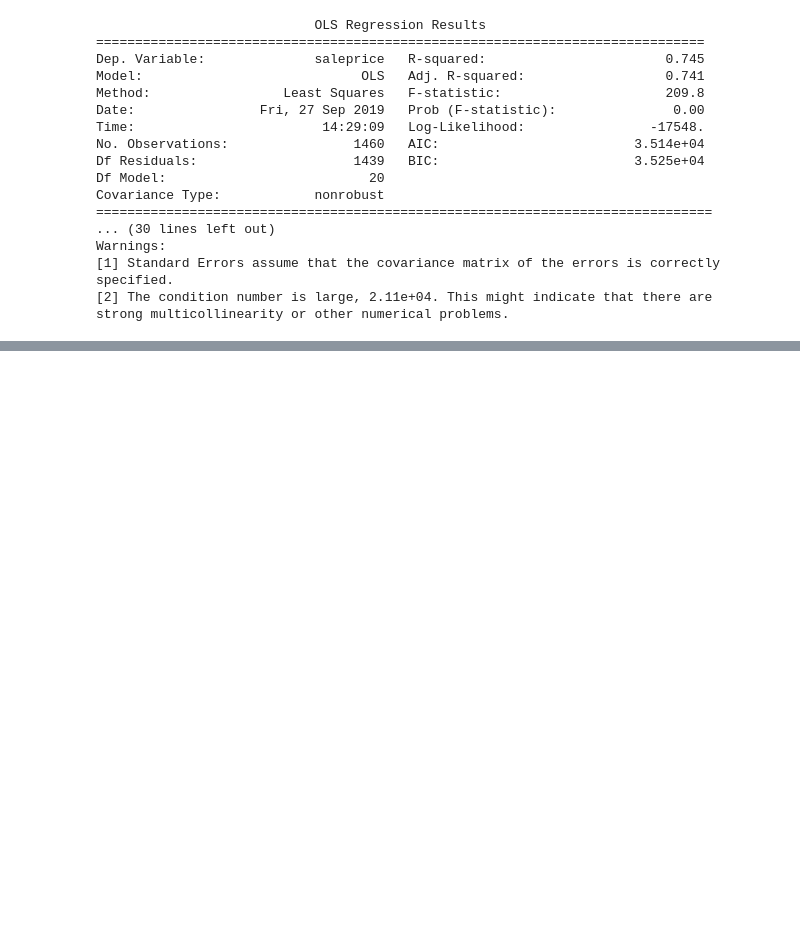
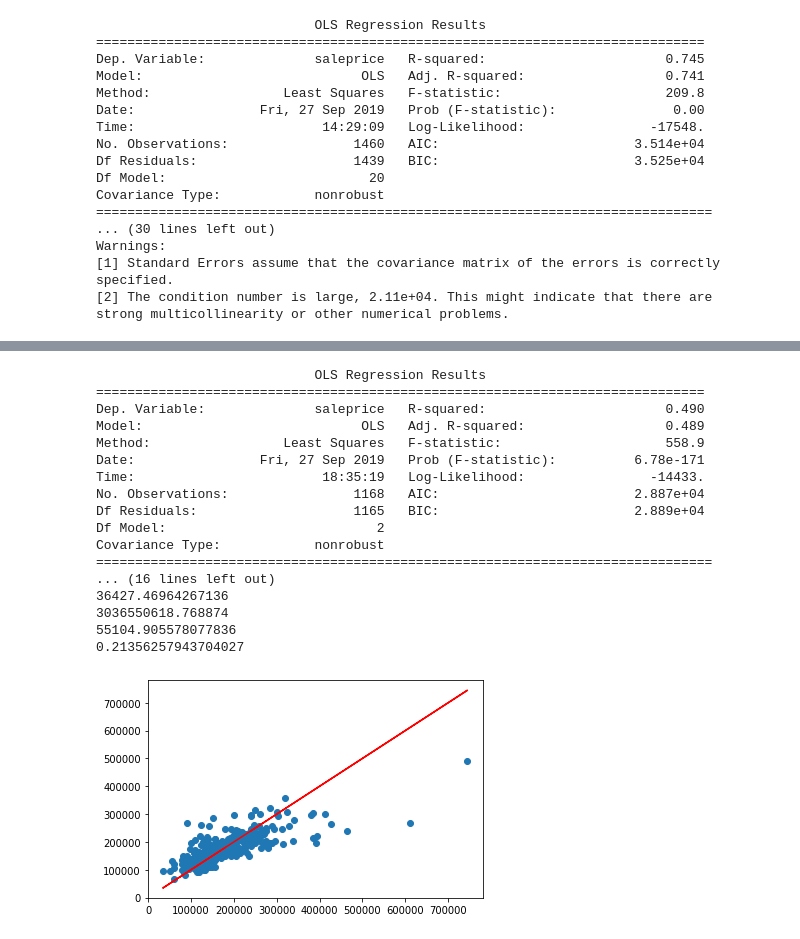
Before and after one commit to sw299/Thinkful_projects, a Jupyter notebook: simple_linear_regression_with_ols_house_price.ipynb, the cells around one changed output, grey strips where cells are left out. Cells and saved outputs as stored; diff of their text form; code cells hidden in the pictures; blank space fills up the shorter version.

```diff
--- a/simple_linear_regression_with_ols_house_price.ipynb
+++ b/simple_linear_regression_with_ols_house_price.ipynb
@@ -322,0 +379,39 @@ strong multicollinearity or other numerical problems.
+# %%
+target2 = df_final['saleprice']
+features2 = df_final[['overallcond', 'grlivarea']]
+
+X_train, X_test, y_train, y_test = train_test_split(features2, target2, test_size = 0.2, random_state = 465)
+
+X_train = sm.add_constant(X_train)
+results = sm.OLS(y_train, X_train).fit()
+print(results.summary())
+
+X_test = sm.add_constant(X_test)
+predictions = results.predict(X_test)
+
+plt.scatter(y_test, predictions)
+plt.plot(y_test, y_test, c='r')
+
+print(mean_absolute_error(y_test, predictions))
+print(mse(y_test, predictions))
+print(rmse(y_test, predictions))
+print(np.mean(np.abs((predictions-y_test)/y_test)))
+# %% [output]
+                            OLS Regression Results
+==============================================================================
+Dep. Variable:              saleprice   R-squared:                       0.490
+Model:                            OLS   Adj. R-squared:                  0.489
+Method:                 Least Squares   F-statistic:                     558.9
+Date:                Fri, 27 Sep 2019   Prob (F-statistic):          6.78e-171
+Time:                        18:35:19   Log-Likelihood:                -14433.
+No. Observations:                1168   AIC:                         2.887e+04
+Df Residuals:                    1165   BIC:                         2.889e+04
+Df Model:                           2
+Covariance Type:            nonrobust
+===============================================================================
+... (16 lines left out)
+36427.46964267136
+3036550618.768874
+55104.905578077836
+0.21356257943704027
+[figure, added]
```
Also changed, not shown: parts of 4 cells of this notebook.
